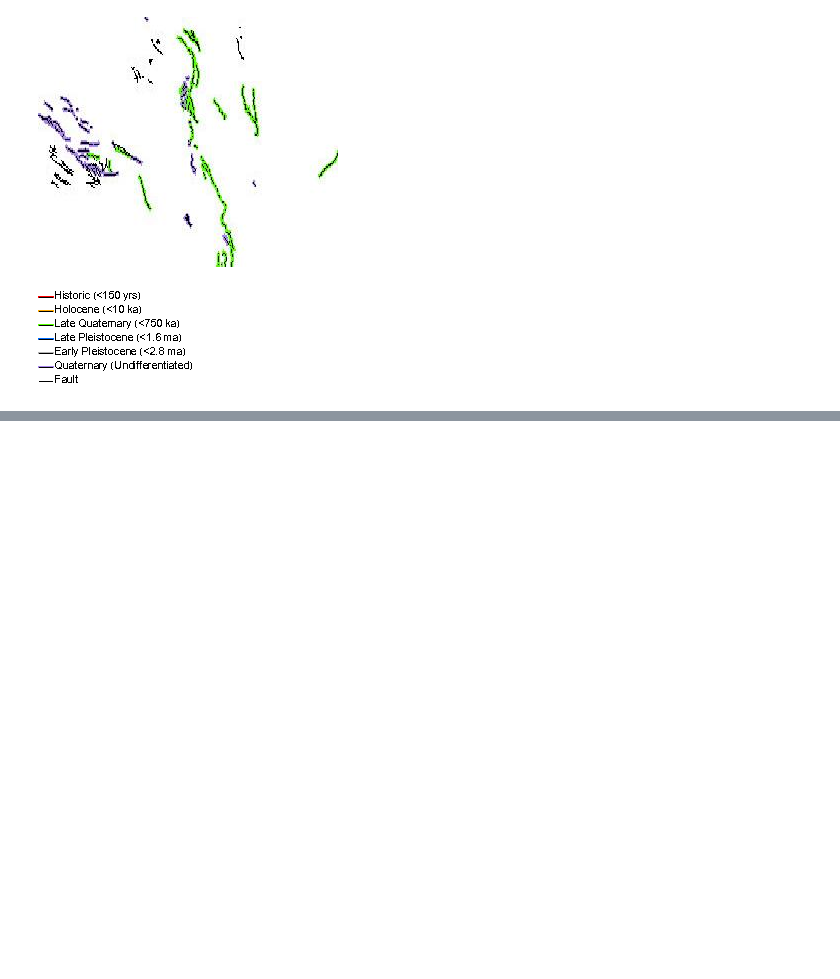
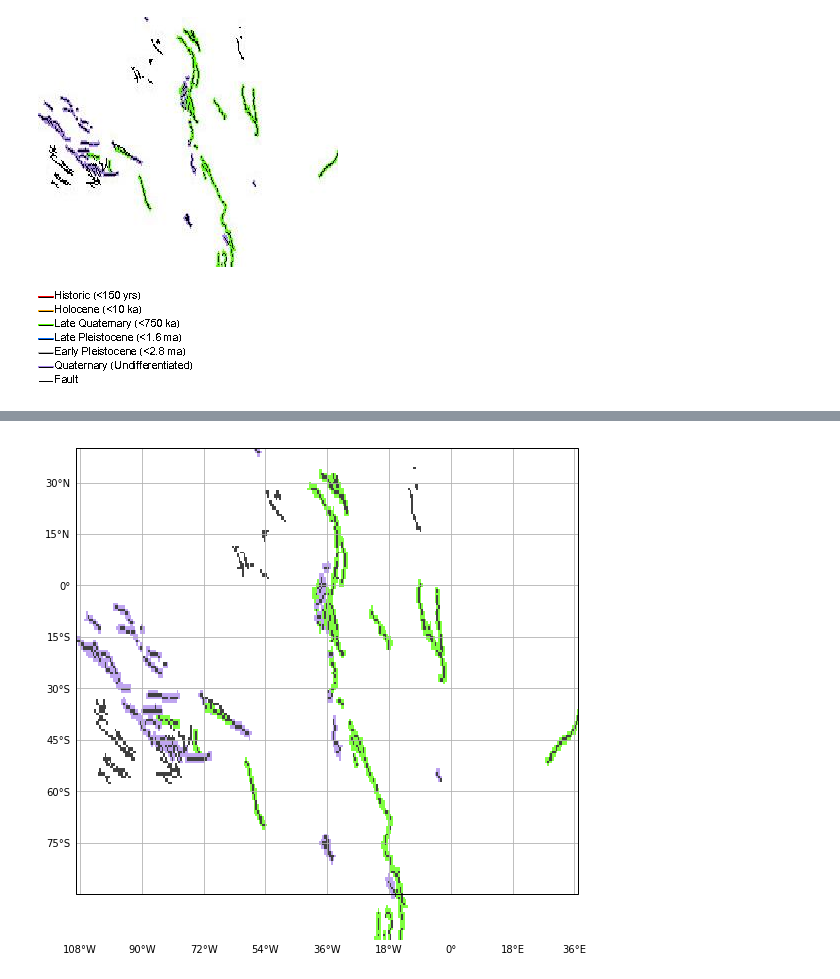
Before and after one commit to ShutongLi/cinergi_dispatch_dev, a Jupyter notebook: cinergy_with_lib/wms_discover.ipynb, the cells around one changed output, grey strips where cells are left out. Cells and saved outputs as stored; diff of their text form; code cells hidden in the pictures; blank space fills up the shorter version.

```diff
--- a/cinergy_with_lib/wms_discover.ipynb
+++ b/cinergy_with_lib/wms_discover.ipynb
@@ -72,0 +138,13 @@ display(legend_img)
+# %%
+def make_map(projection=ccrs.PlateCarree()):
+    fig, ax = plt.subplots(figsize=(9, 13),
+                           subplot_kw=dict(projection=projection))
+    gl = ax.gridlines(draw_labels=True)
+    gl.xlabels_top = gl.ylabels_right = False
+    gl.xformatter = LONGITUDE_FORMATTER
+    gl.yformatter = LATITUDE_FORMATTER
+    return fig, ax
+# %%
+lyr = wms['0']
+# %%
+extent = list(lyr.boundingBoxWGS84)
@@ -72,0 +163,8 @@ display(legend_img)
+# %%
+img  = wms.getmap(layers = ['0'],
+#                 styles = ['visual_bright'],
+                 srs = 'EPSG:4326',
+                 bbox = lyr.boundingBoxWGS84,
+                 size = (300, 250),
+                 format = 'image/png',
+                 transparent=True)
@@ -72,0 +183,6 @@ display(legend_img)
+# %%
+fig, ax = make_map()
+image = plt.imread(img.geturl())
+img_plot = ax.imshow(image, origin = 'upper', alpha=0.75, extent = extent)
+# %% [output]
+[figure, added]
```
Also changed, not shown: parts of 27 cells of this notebook.
